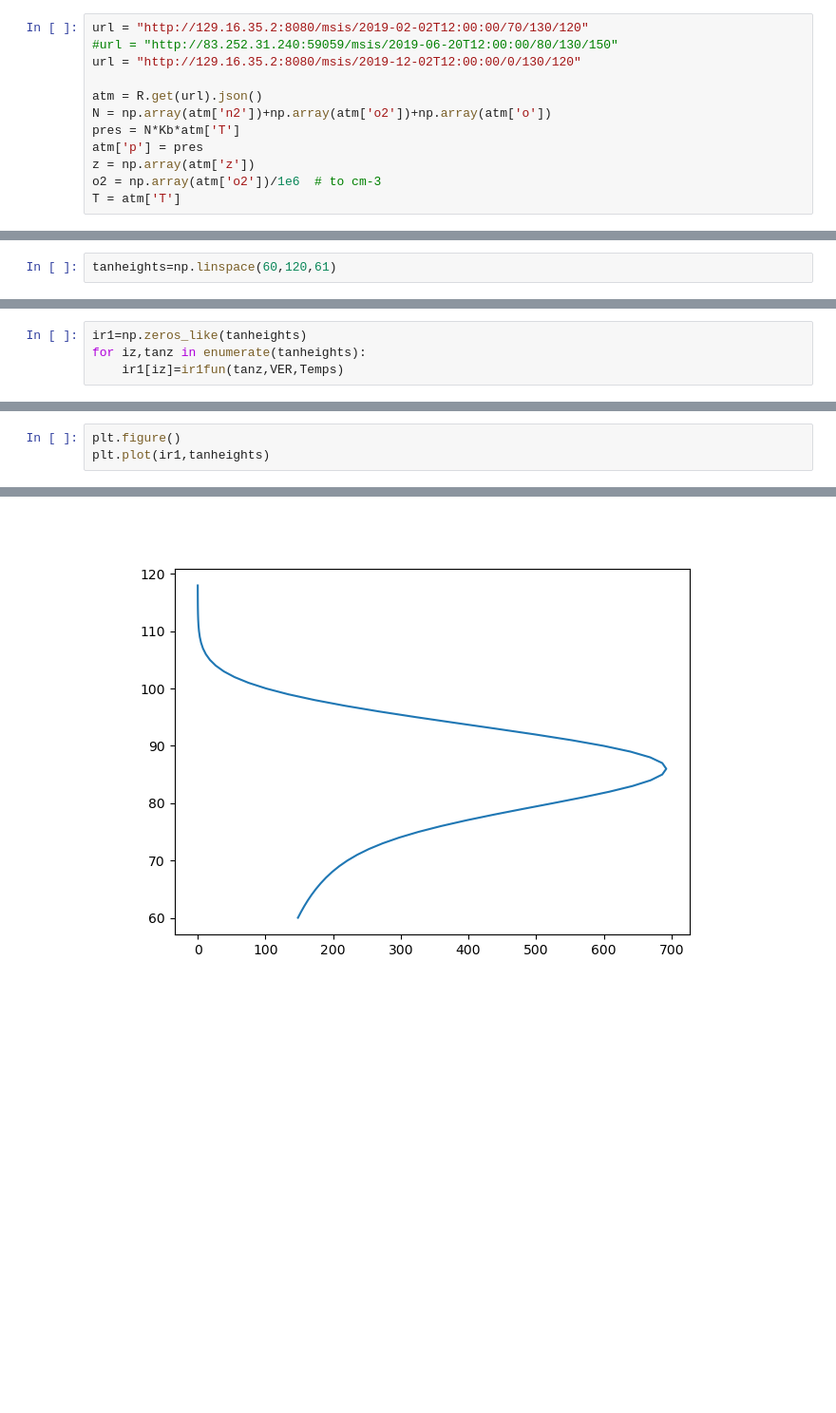
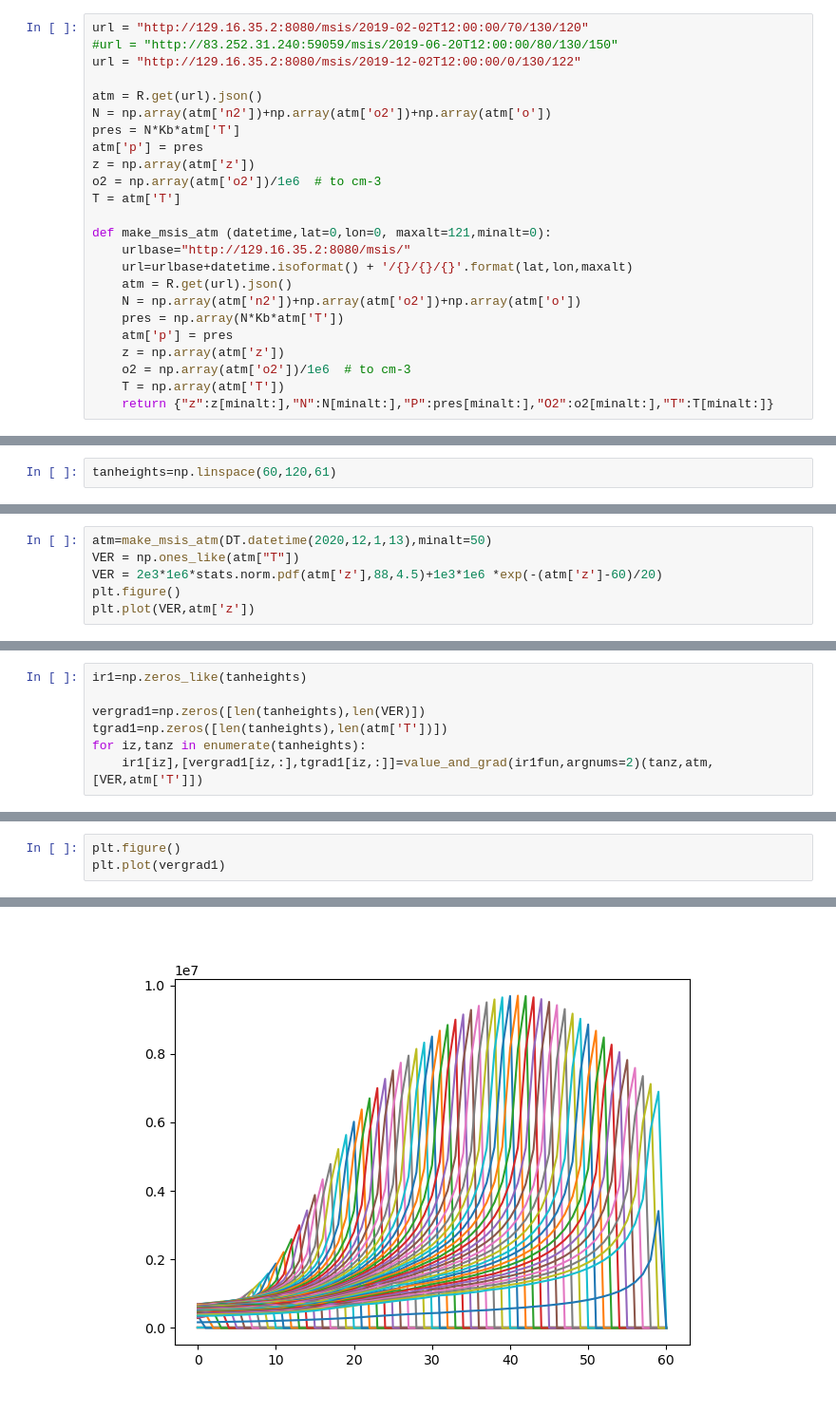
Before and after one commit to innosat-mats/MATS-analysis, a Jupyter notebook: Donal/retrievals/AbandFM.ipynb, the cells around one changed output, grey strips where cells are left out. Shown at 95% size. Drawn from its saved outputs; the diff is of its cells as text; blank space fills up the shorter version.

```diff
--- a/Donal/retrievals/AbandFM.ipynb
+++ b/Donal/retrievals/AbandFM.ipynb
@@ -94,7 +96,7 @@ PROCESSED
 # %%
 url = "http://129.16.35.2:8080/msis/2019-02-02T12:00:00/70/130/120"
 #url = "http://83.252.31.240:59059/msis/2019-06-20T12:00:00/80/130/150"
-url = "http://129.16.35.2:8080/msis/2019-12-02T12:00:00/0/130/120"
+url = "http://129.16.35.2:8080/msis/2019-12-02T12:00:00/0/130/122"
 
 atm = R.get(url).json()
 N = np.array(atm['n2'])+np.array(atm['o2'])+np.array(atm['o'])
@@ -103,3 +105,15 @@ atm['p'] = pres
 z = np.array(atm['z'])
 o2 = np.array(atm['o2'])/1e6  # to cm-3
 T = atm['T']
+
+def make_msis_atm (datetime,lat=0,lon=0, maxalt=121,minalt=0):
+    urlbase="http://129.16.35.2:8080/msis/"
+    url=urlbase+datetime.isoformat() + '/{}/{}/{}'.format(lat,lon,maxalt)
+    atm = R.get(url).json()
+    N = np.array(atm['n2'])+np.array(atm['o2'])+np.array(atm['o'])
+    pres = np.array(N*Kb*atm['T'])
+    atm['p'] = pres
+    z = np.array(atm['z'])
+    o2 = np.array(atm['o2'])/1e6  # to cm-3
+    T = np.array(atm['T'])
+    return {"z":z[minalt:],"N":N[minalt:],"P":pres[minalt:],"O2":o2[minalt:],"T":T[minalt:]}
@@ -302,0 +318,6 @@ tanheights=np.linspace(60,120,61)
+# %%
+atm=make_msis_atm(DT.datetime(2020,12,1,13),minalt=50)
+VER = np.ones_like(atm["T"])
+VER = 2e3*1e6*stats.norm.pdf(atm['z'],88,4.5)+1e3*1e6 *exp(-(atm['z']-60)/20)
+plt.figure()
+plt.plot(VER,atm['z'])
@@ -303,4 +327,7 @@ tanheights=np.linspace(60,120,61)
 # %%
 ir1=np.zeros_like(tanheights)
+
+vergrad1=np.zeros([len(tanheights),len(VER)])
+tgrad1=np.zeros([len(tanheights),len(atm['T'])])
 for iz,tanz in enumerate(tanheights):
-    ir1[iz]=ir1fun(tanz,VER,Temps)
+    ir1[iz],[vergrad1[iz,:],tgrad1[iz,:]]=value_and_grad(ir1fun,argnums=2)(tanz,atm,[VER,atm['T']])
@@ -307,4 +362,4 @@ for iz,tanz in enumerate(tanheights):
 # %%
 plt.figure()
-plt.plot(ir1,tanheights)
+plt.plot(vergrad1)
 # %% [output]
@@ -312 +383 @@ plt.plot(ir1,tanheights)
-[figure, old version]
+[figure, new version]
```
Also changed, not shown: parts of 53 cells of this notebook, 4 other files.
